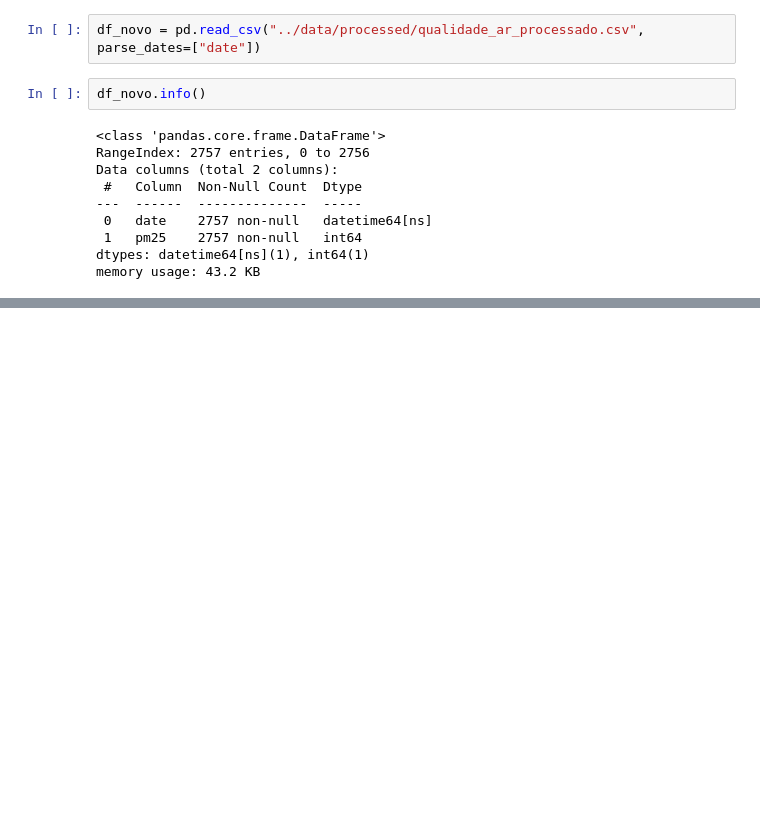
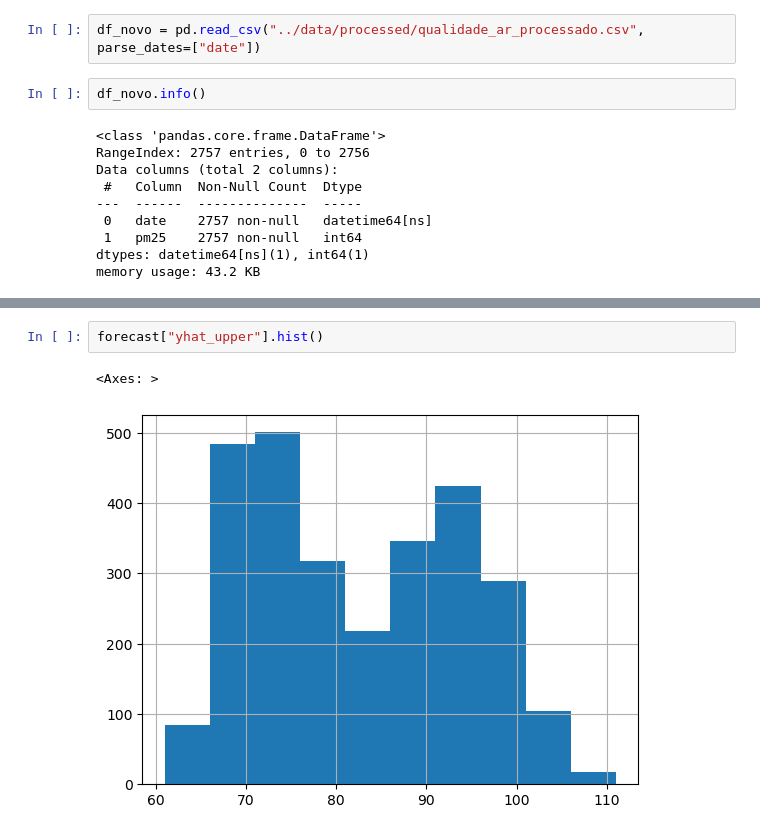
Before and after one commit to RogerCabralSilva/Site_Previsao_de_ar_de_Pinheiros, a Jupyter notebook: api/notebooks/analise_arquivo.ipynb, the cells around one changed output, grey strips where cells are left out. Saved outputs shown, nothing was run; the diff lists cells and outputs as text; blank space fills up the shorter version.

```diff
--- a/api/notebooks/analise_arquivo.ipynb
+++ b/api/notebooks/analise_arquivo.ipynb
@@ -174,0 +196,5 @@ weekly_upper                         float64
+# %%
+forecast["yhat_upper"].hist()
+# %% [output]
+<Axes: >
+[figure, added]
```
Also changed, not shown: parts of 20 cells of this notebook, 18 other files.
